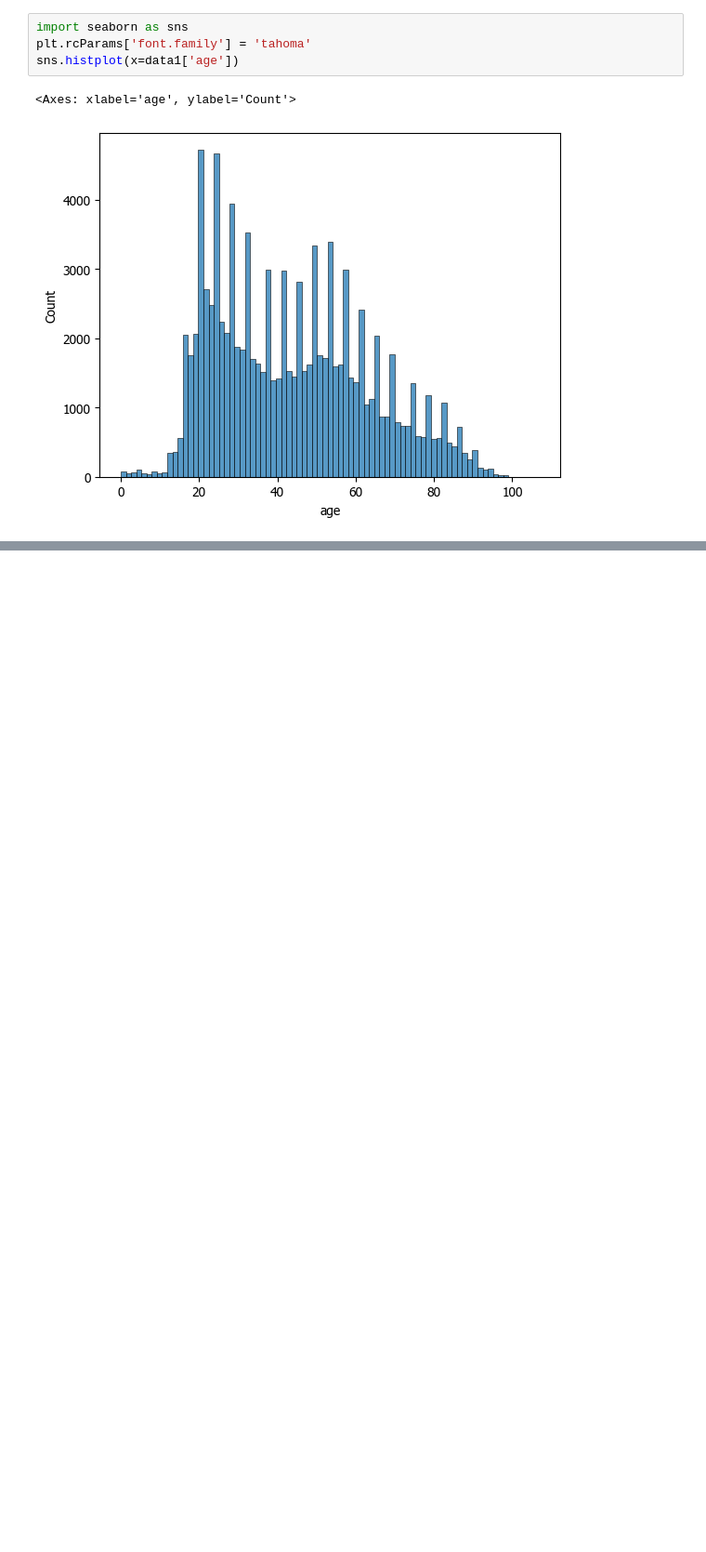
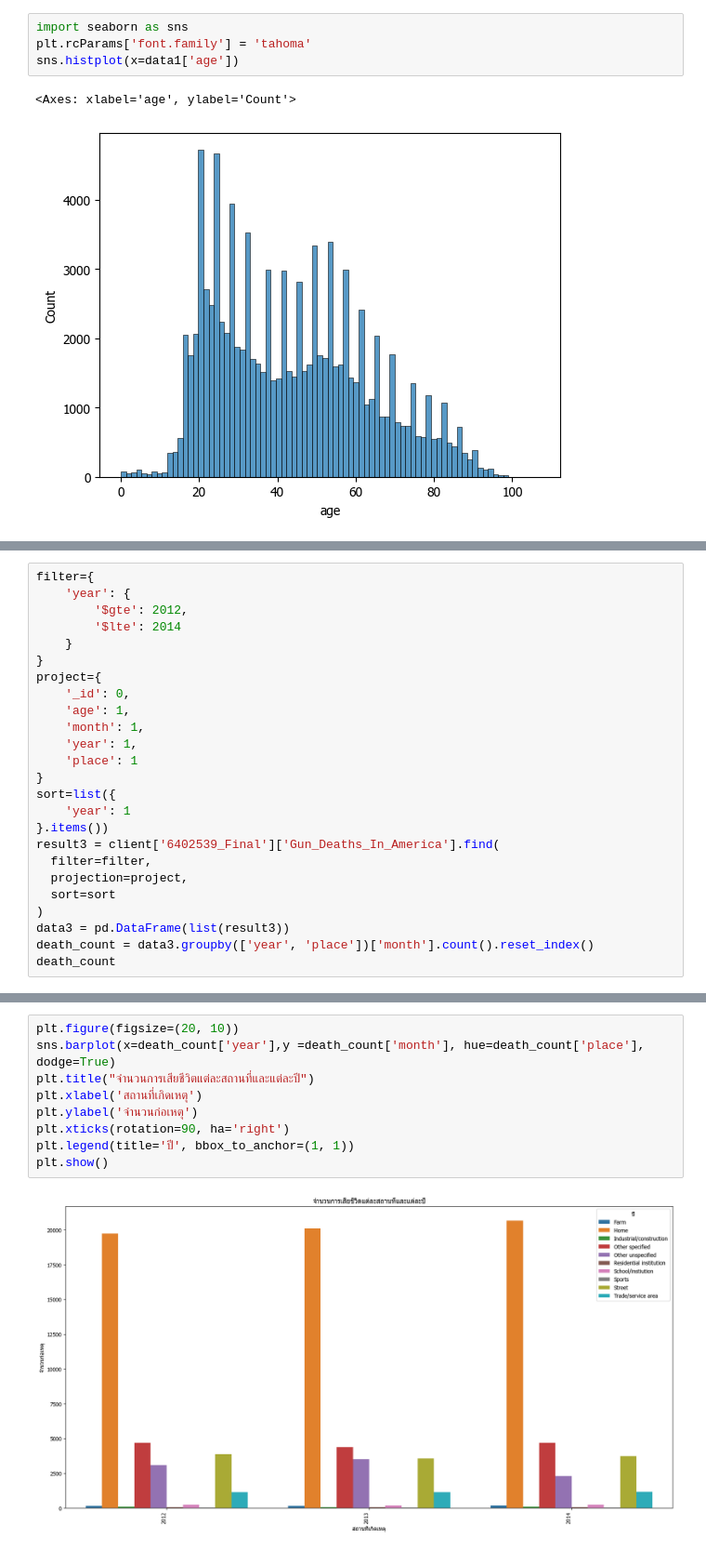
Before and after one commit to ThaphatTT/FinalDataAnalytics, a Jupyter notebook: GunAndDeathsInAmerica.ipynb, the cells around one changed output, grey strips where cells are left out. Shown at 93% size. Saved outputs shown, nothing was run; the diff lists cells and outputs as text; blank space fills up the shorter version.

```diff
--- a/GunAndDeathsInAmerica.ipynb
+++ b/GunAndDeathsInAmerica.ipynb
@@ -102,0 +128,25 @@ plt.show()
+# %%
+filter={
+    'year': {
+        '$gte': 2012,
+        '$lte': 2014
+    }
+}
+project={
+    '_id': 0,
+    'age': 1,
+    'month': 1,
+    'year': 1,
+    'place': 1
+}
+sort=list({
+    'year': 1
+}.items())
+result3 = client['6402539_Final']['Gun_Deaths_In_America'].find(
+  filter=filter,
+  projection=project,
+  sort=sort
+)
+data3 = pd.DataFrame(list(result3))
+death_count = data3.groupby(['year', 'place'])['month'].count().reset_index()
+death_count
@@ -102,0 +171,11 @@ plt.show()
+# %%
+plt.figure(figsize=(20, 10))
+sns.barplot(x=death_count['year'],y =death_count['month'], hue=death_count['place'], dodge=True)
+plt.title("จำนวนการเสียชีวิตแต่ละสถานที่และแต่ละปี")
+plt.xlabel('สถานที่เกิดเหตุ')
+plt.ylabel('จำนวนก่อเหตุ')
+plt.xticks(rotation=90, ha='right')
+plt.legend(title='ปี', bbox_to_anchor=(1, 1))
+plt.show()
+# %% [output]
+[figure, added]
```
Also changed, not shown: parts of 8 cells of this notebook.
